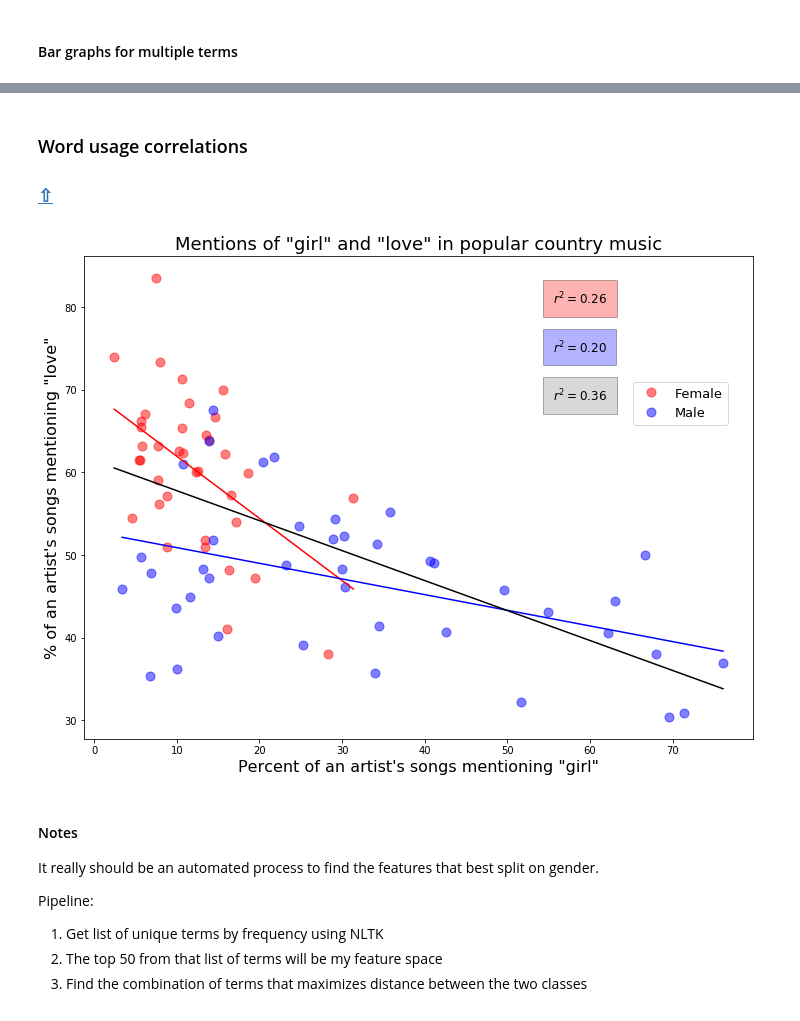
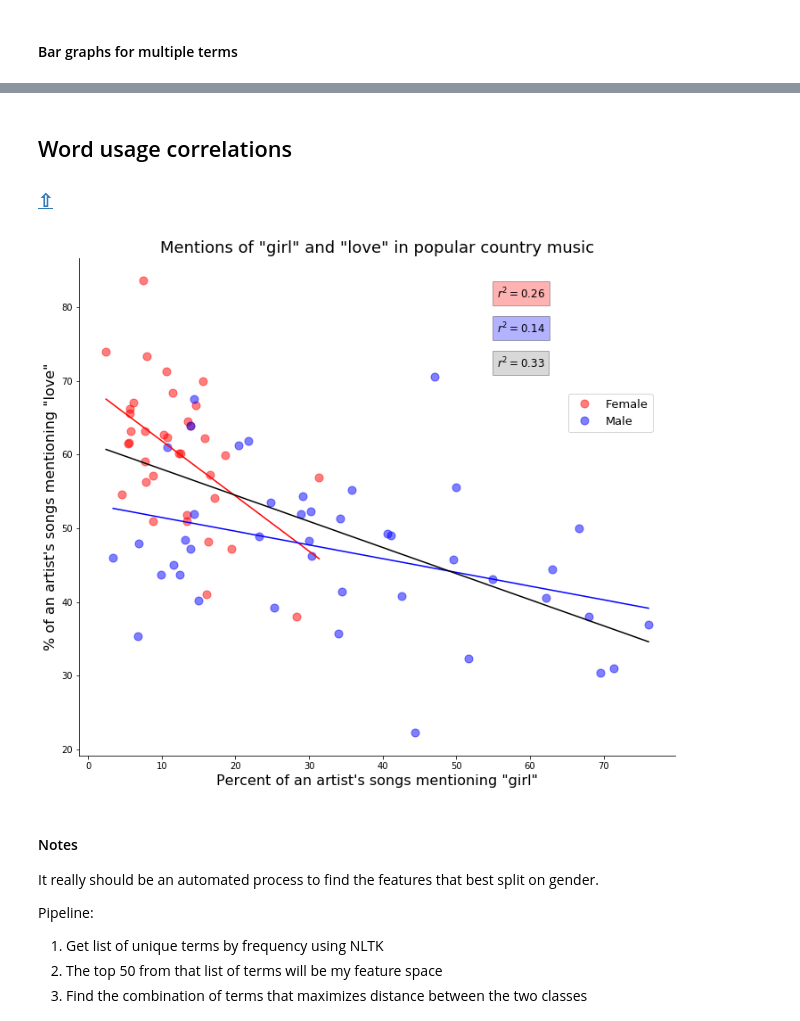
Before and after one commit to johnwmillr/trucks-and-beer, a Jupyter notebook: countryArtists.ipynb, the cells around one changed output, grey strips where cells are left out. Cells and saved outputs as stored; diff of their text form; code cells hidden in the pictures.

```diff
--- a/countryArtists.ipynb
+++ b/countryArtists.ipynb
@@ -26,18 +29,18 @@ artists_male   = json.load(open('lyrics/country_lyrics_male.json'))['artists']
 # %%
-# Combine the two lists of lyrics
-artists = artists_female + artists_male
-artists = list(filter(lambda a:a!={}, artists)) # Deal with empty entries (scraping errors)
+# Use a generator to exclude artists with too few songs
+def filterBySongCount(artists, min_count=10, max_count=10000):
+    for artist in artists:
+        num_songs = len(artist['songs'])
+        if (num_songs >= min_count) and (num_songs < max_count): yield artist
 
-# Use a generator to exclude artists with too few songs
-def filterBySongCount(artists, min_count=10):
-    for artist in artists:
-        if artist != {}:
-            num_songs = len(artist['songs'])
-            if (num_songs >= min_count) and (num_songs < 300): yield artist
+min_songs = 1
+artists = list(filterBySongCount(artists, min_songs, 500))
+fs = 14 # font size
 
-min_songs = 20
-artists = list(filterBySongCount(artists, min_songs))
+# Gender
 labels_gender = np.array([a['gender'] for a in artists])
+mask_female = np.array([g=='female' for g in labels_gender])
+mask_male   = np.array([g=='male'   for g in labels_gender])
 print("You have lyrics from {} artists, with a minimum of {} songs per artist.\nFemale: {}, male: {}"
       .format(len(artists), min_songs, (labels_gender=='female').sum(), (labels_gender=='male').sum()))
 
@@ -154,5 +170,5 @@ plt.show()
 # %% [markdown]
-### Word usage correlations
+## Word usage correlations
 ### [⇧](#Country-music-lyrics-analysis)
 # %%
 def fitLine(x, y):
@@ -183,45 +199,43 @@ if include_zeros:
 else:
     mask_not_zero = (x > 0) * (y > 0)
 #     mask_not_zero = y<25
 mask_male   = [artist['gender']=='male'   for artist in artists] * mask_not_zero
 mask_female = [artist['gender']=='female' for artist in artists] * mask_not_zero
 
 # Plot the data
 ax.plot(x[mask_female], y[mask_female], 'ro', markersize=ms, alpha=0.5)
 ax.plot(x[mask_male],   y[mask_male],   'bo', markersize=ms, alpha=0.5)
 
 # Fit lines to the two classes
 R2 = []
 for mask, c in zip([mask_female, mask_male, mask_not_zero],['r','b','k']):
     y_fit, t, r2 = fitLine(x[mask], y[mask])
     R2.append(r2)
 
     # Plot the fitted lines
     i,j = np.argmin(t), np.argmax(t)
     ax.plot(t[[i,j]], y_fit[[i,j]], c)
 
-#     # Linear regression
-#     years, counts = x[mask], y[mask]
-#     counts = [x for _, x in sorted(zip(years, counts), key=lambda pair: pair[0])]
-#     years.sort()
-#     fit_fn = np.poly1d(np.polyfit(years, counts, 1))
-#     ax.plot(years, fit_fn(years), 'k-')
-
 # add text to the plot
 ax.set_xlabel('Percent of an artist\'s songs mentioning "{}"'.format(f1.term),fontsize=fs)
 ax.set_ylabel('% of an artist\'s songs mentioning "{}"'.format(f2.term),fontsize=fs);
 ax.set_title('Mentions of "{}" and "{}" in popular country music'.format(f1.term, f2.term), fontsize=fs+2)
 ax.annotate(r'$r^2={:0.2f}$'.format(R2[0]), style='italic', fontsize=fs-4,
-        bbox={'facecolor':'red', 'alpha':0.3, 'pad':10}, xycoords='axes fraction', xy=(0.70, 0.90)),
+        bbox={'facecolor':'red', 'alpha':0.3, 'pad':5}, xycoords='axes fraction',  xy=(0.70, 0.92)),
 ax.annotate(r'$r^2={:0.2f}$'.format(R2[1]), style='italic', fontsize=fs-4,
-        bbox={'facecolor':'blue', 'alpha':0.3, 'pad':10}, xycoords='axes fraction', xy=(0.70, 0.80)),
+        bbox={'facecolor':'blue', 'alpha':0.3, 'pad':5}, xycoords='axes fraction', xy=(0.70, 0.85)),
 ax.annotate(r'$r^2={:0.2f}$'.format(R2[2]), style='italic', fontsize=fs-4,
-        bbox={'facecolor':'gray', 'alpha':0.3, 'pad':10}, xycoords='axes fraction', xy=(0.70, 0.70)),
+        bbox={'facecolor':'gray', 'alpha':0.3, 'pad':5}, xycoords='axes fraction', xy=(0.70, 0.78)),
+
+# Hide the right and top spines
+ax.spines['right'].set_visible(False)
+ax.spines['top'].set_visible(False)
+
 ax.legend(['Female','Male'],loc=(.82,.65),fontsize=13);
-plt.savefig('./figures/FreqPlot_{}_and_{}.png'.format(f1.term,f2.term),bbox_inches='tight')
+# plt.savefig('./figures/FreqPlot_{}_and_{}.png'.format(f1.term,f2.term),bbox_inches='tight')
 plt.show()
 # %% [output]
-[figure, old version]
+[figure, new version]
 # %% [markdown]
 #### Notes
 It really should be an automated process to find the features that best split on gender.
```
Also changed, not shown: parts of 23 cells of this notebook.
